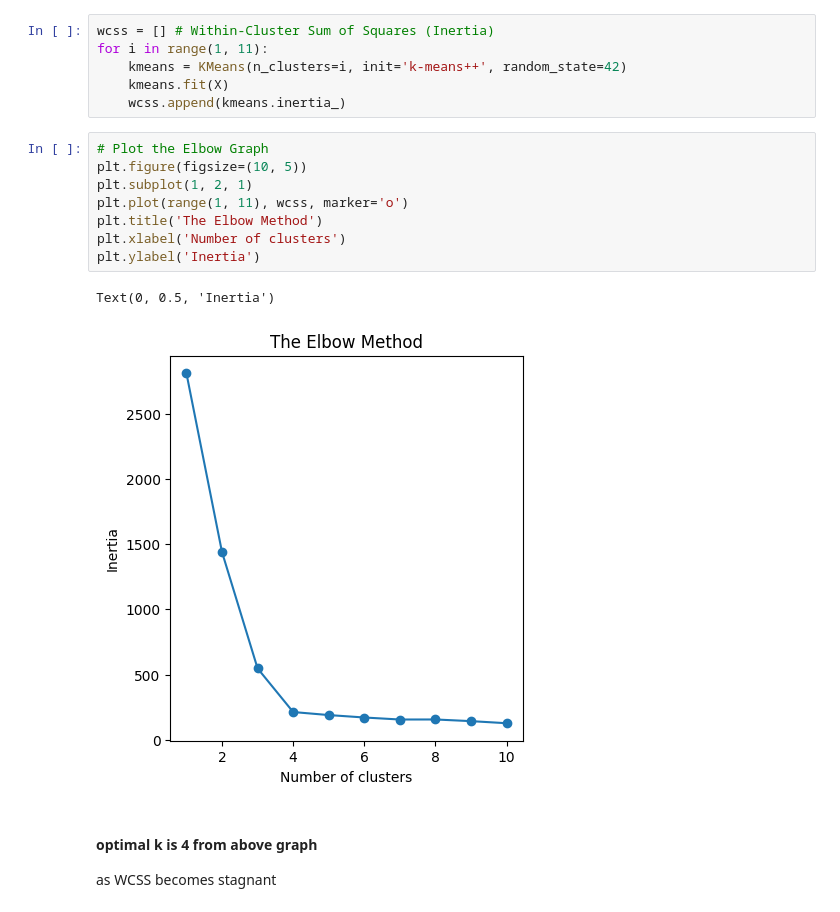
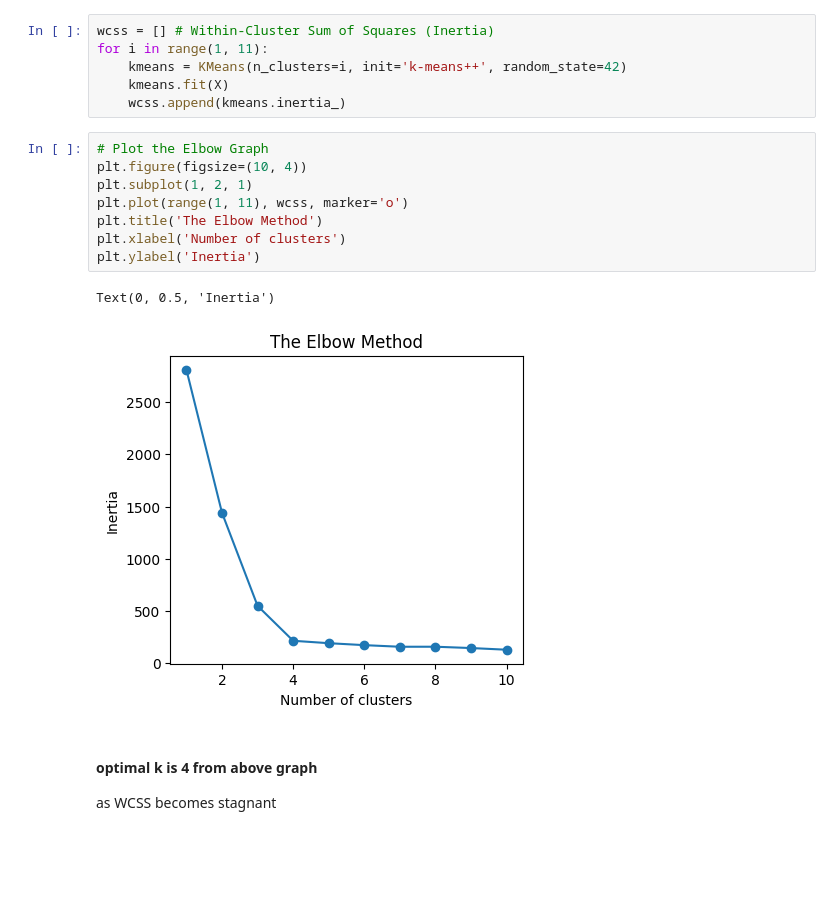
Before and after one commit to md-danishraza/ML, a Jupyter notebook: clustering/k-means.ipynb, the cells around one changed output. Drawn from its saved outputs; the diff is of its cells as text; blank space fills up the shorter version.

```diff
--- a/clustering/k-means.ipynb
+++ b/clustering/k-means.ipynb
@@ -19,15 +19,15 @@ for i in range(1, 11):
     wcss.append(kmeans.inertia_)
 # %%
 # Plot the Elbow Graph
-plt.figure(figsize=(10, 5))
+plt.figure(figsize=(10, 4))
 plt.subplot(1, 2, 1)
 plt.plot(range(1, 11), wcss, marker='o')
 plt.title('The Elbow Method')
 plt.xlabel('Number of clusters')
 plt.ylabel('Inertia')
 # %% [output]
 Text(0, 0.5, 'Inertia')
-[figure, old version]
+[figure, new version]
 # %% [markdown]
 #### optimal k is 4 from above graph
 as WCSS becomes stagnant
```
Also changed, not shown: 1 other file.
